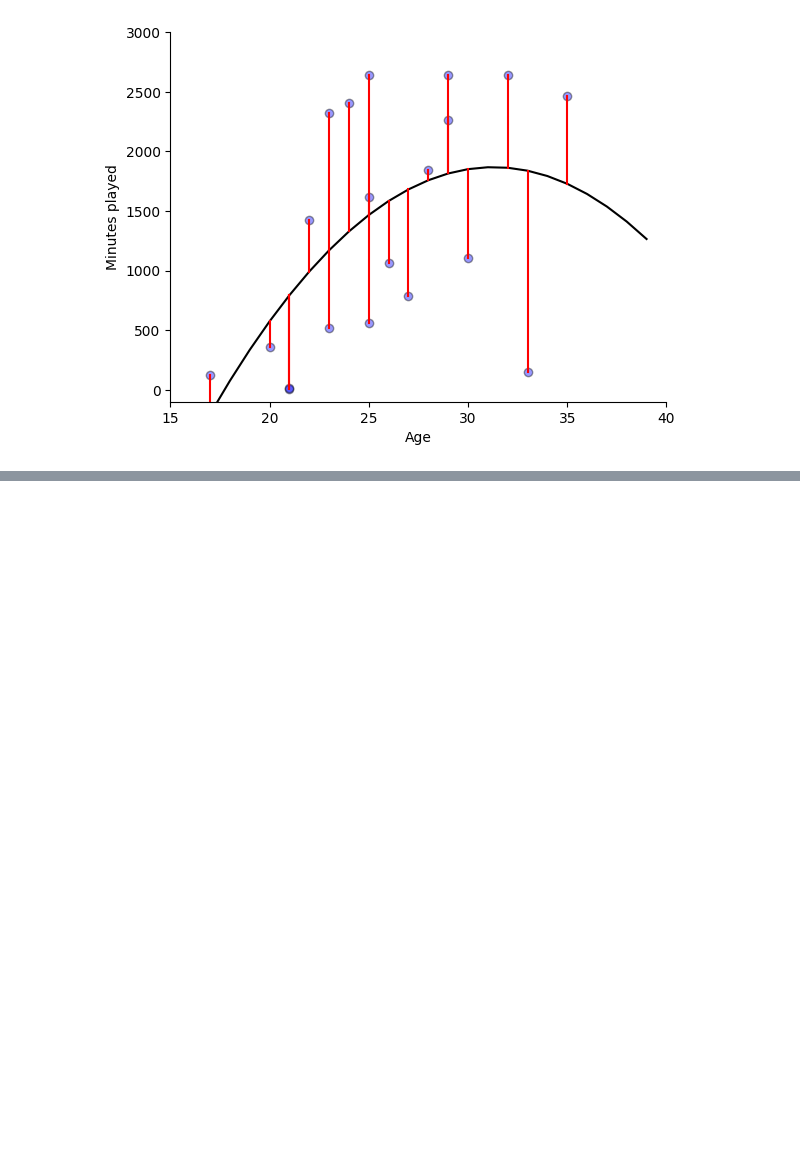
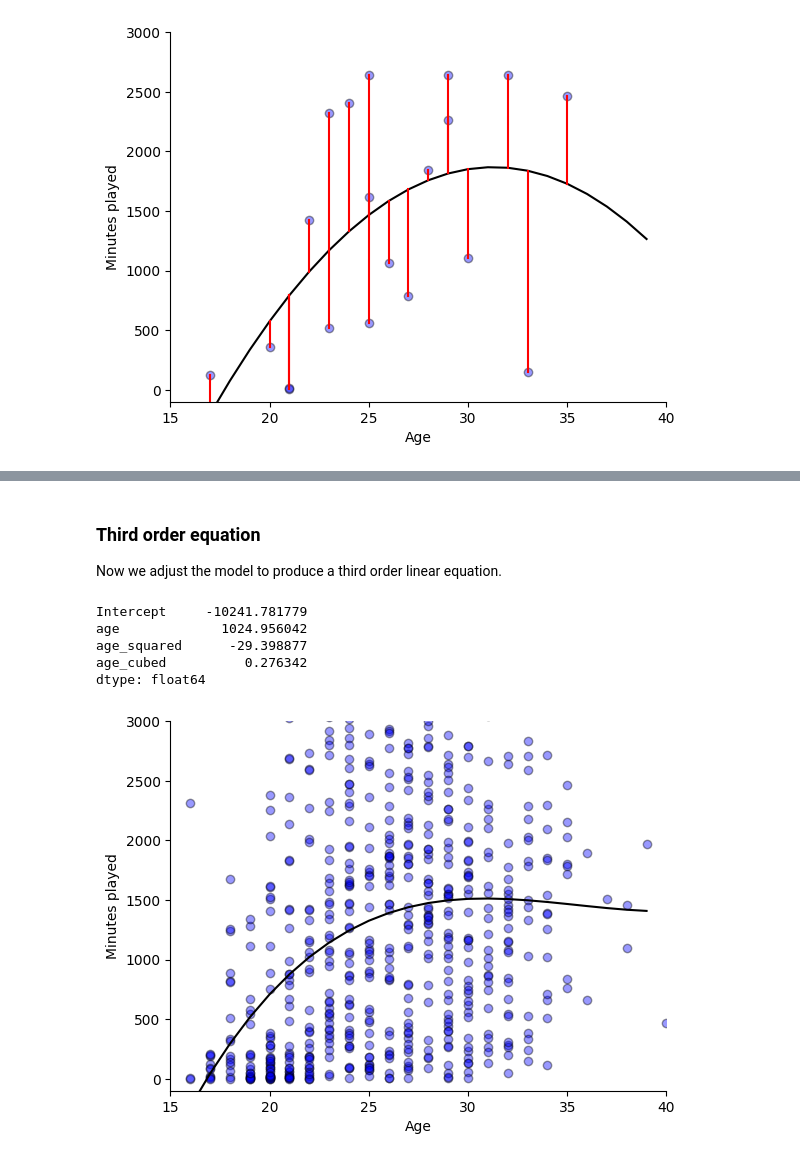
Before and after one commit to khoffLSU/footy_analytics, a Jupyter notebook: Introduction to Models.ipynb, the cells around one changed output, grey strips where cells are left out. Drawn from its saved outputs; the diff is of its cells as text; code cells hidden in the pictures; blank space fills up the shorter version.

```diff
--- a/Introduction to Models.ipynb
+++ b/Introduction to Models.ipynb
@@ -159,0 +213,36 @@ plt.show()
+# %% [markdown]
+### Third order equation
+Now we adjust the model to produce a third order linear equation.
+# %%
+# First fit the model second order
+model_fit_all=smf.ols(formula='minutes  ~ age + age_squared + age_cubed  ', data=minutes_model_all).fit()
+# print(model_fit_all.summary())
+b=model_fit_all.params
+# %%
+b
+# %% [output]
+Intercept     -10241.781779
+age             1024.956042
+age_squared      -29.398877
+age_cubed          0.276342
+dtype: float64
+# %%
+# plot the points
+fig,ax=plt.subplots(num=1)
+ax.scatter(minutes_model_all.age, minutes_model_all.minutes, color='blue', alpha=0.4, edgecolor='k')
+ax.set_ylabel('Minutes played')
+ax.set_xlabel('Age')
+ax.spines[['top','right']].set_visible(False)
+plt.xlim((15,40))
+plt.ylim((-100,3000))
+
+# plot the mean line for the data used for the model basis
+x=np.arange(40,step=1)
+y= b[0] + b[1]*x + b[2]*x*x + b[3]*x*x*x
+ax.plot(x, y, color='black')
+
+# for i,a in enumerate(minutes_model['age']):
+#     ax.plot([a,a],[minutes_model['minutes'][i], b[0] + b[1]*a + b[2]*a*a + b[3]*a*a*a], color='red')
+plt.show()
+# %% [output]
+[figure, added]
```
Also changed, not shown: parts of 12 cells of this notebook.
